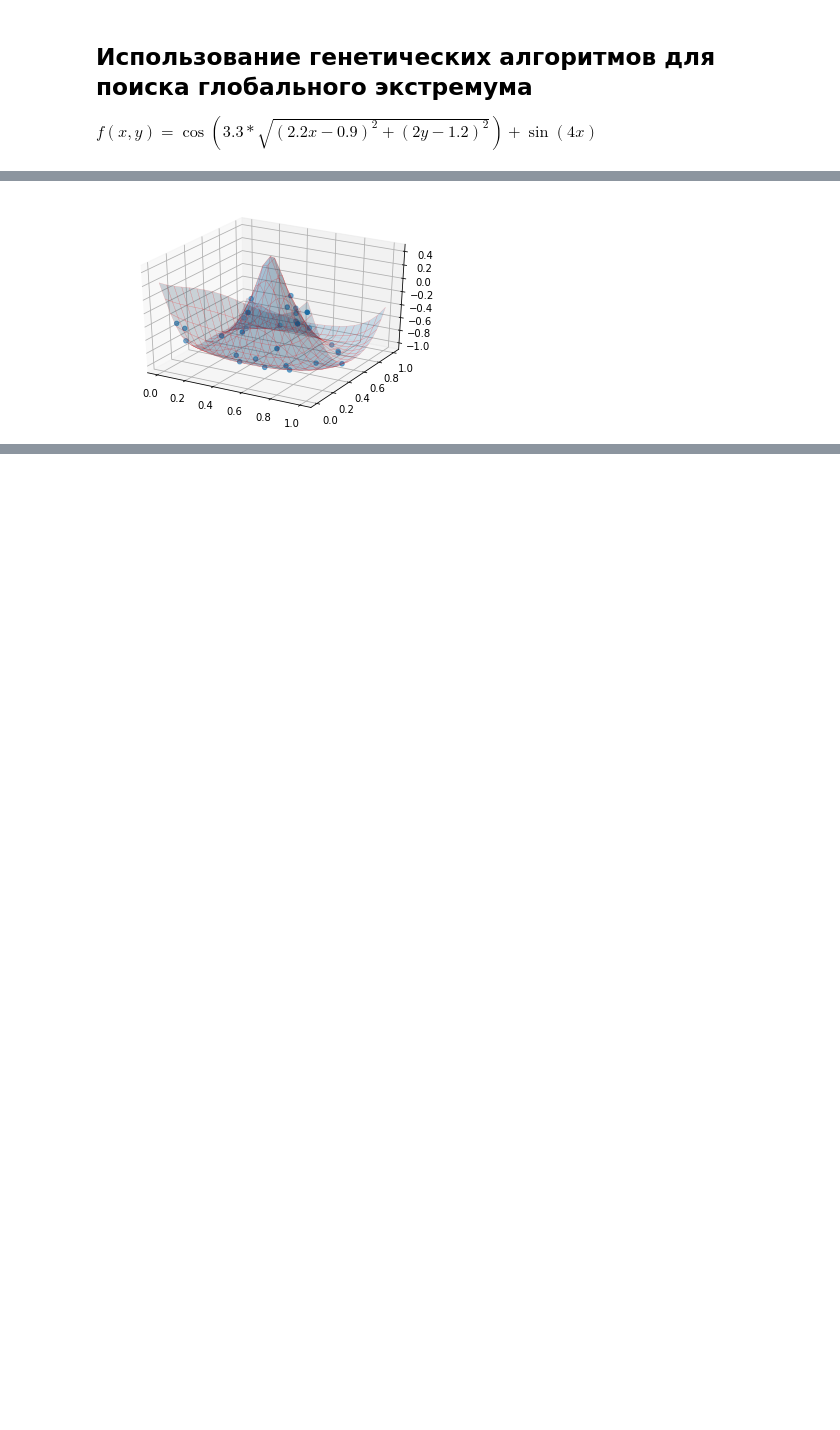
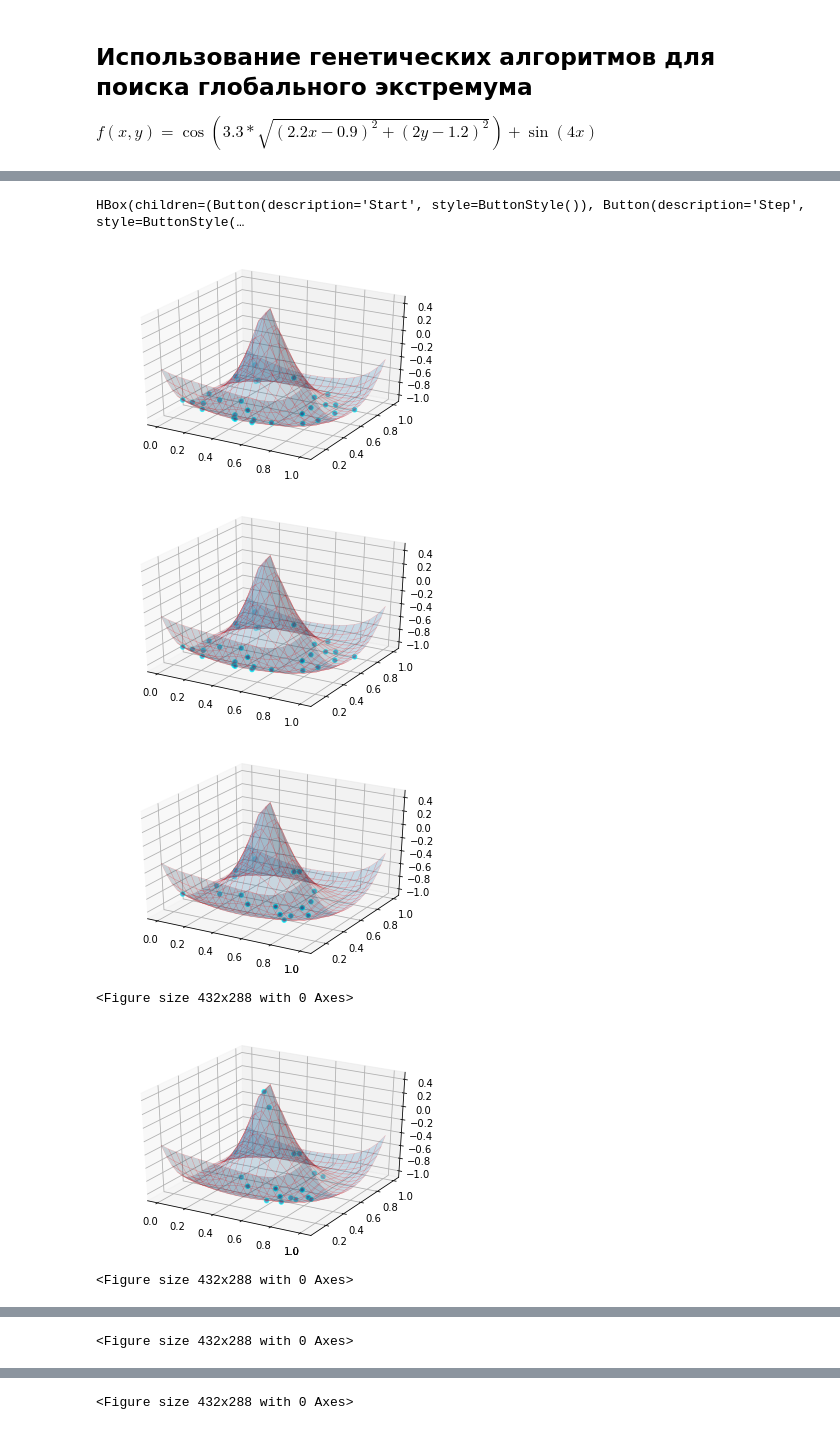
Before and after one commit to feycheg/ga, a Jupyter notebook: ga.ipynb, the cells around one changed output, grey strips where cells are left out. Saved outputs shown, nothing was run; the diff lists cells and outputs as text; code cells hidden in the pictures; blank space fills up the shorter version.

Commit message:
Отбор, скрещивание, мутации, отображение

```diff
--- a/ga.ipynb
+++ b/ga.ipynb
@@ -18,11 +19,14 @@ def f(x,y): return np.cos( 3.3*np.sqrt((2.2*x-0.9)**2 + (2*y-1.2)**2) + np.sin(4
 # %%
 # Параметры модели
 
-N  = 30  # количество особей в популяции
+N  = 30   # количество особей в популяции
 
-NL = 10  # количество выживающих при отборе
-NC =  8  # количество скрещиваний
-NM =  3  # количество мутаций (из всех скрещиваний)
+NL = 10   # количество выживающих при отборе
+NC =  8   # количество скрещиваний
+NM =  3   # количество мутаций (из всех скрещиваний)
+
+MX = 0.05 # диапазон отклонения мутации по оси OX
+MY = 0.05 # диапазон отклонения мутации по оси OY
 
 assert N  >= NL, "Количество выживающих ограничено размером популяции"
 assert NM <= NC, "Количество мутаций ограничено количеством скрещиваний"
@@ -46,13 +49,0 @@ plt.show()
-# %%
-# создание популяции
-x = pd.Series(np.random.default_rng().uniform(XMIN, XMAX, N))
-y = pd.Series(np.random.default_rng().uniform(YMIN, YMAX, N))
-z = pd.Series(f(x,y))
-p = pd.DataFrame({'x': x, 'y': y, 'z': z})
-ax = plt.figure().add_subplot(projection='3d')
-ax.plot_surface(X,Y,Z, lw=0.4, alpha=0.2, edgecolor='red')
-ax.scatter(p.x,p.y,p.z)
-#ax.stem(x, y, z)
-plt.show()
-# %% [output]
-[figure, removed]
@@ -58,0 +104,49 @@ plt.show()
+# %%
+import ipywidgets as widgets
+
+global P, AX, FIG
+#P = create()
+
+FIG = plt.figure()
+AX = None
+#ax = plt.figure().add_subplot(projection='3d')
+#ax.plot_surface(X,Y,Z, lw=0.4, alpha=0.2, edgecolor='red')
+#AX.scatter(P.x,P.y,P.z)
+
+def draw(p):
+    global AX, FIG
+    #if AX: AX.remove()
+    plt.clf()
+    AX = FIG.add_subplot(projection='3d')
+    AX.plot_surface(X,Y,Z, lw=0.4, alpha=0.2, edgecolor='red')
+    AX.scatter(p.x,p.y,p.z, edgecolor='cyan')
+    #ax.stem(x, y, z)
+    #plt.show()
+    plt.draw()
+    display(FIG)
+    #return ax
+
+bstart = widgets.Button(description='Start')
+def onStart(b):
+    global P
+    P = create()
+    draw(P)
+bstart.on_click(onStart)
+
+bstep = widgets.Button(description='Step')
+def onStep(b):
+    global P
+    P = step(P)
+    draw(P)
+bstep.on_click(onStep)
+
+display(widgets.HBox([bstart, bstep]))
+onStart(None)
+# %% [output]
+HBox(children=(Button(description='Start', style=ButtonStyle()), Button(description='Step', style=ButtonStyle(…
+[figure, added]
+[figure, added]
+[figure, added]
+<Figure size 432x288 with 0 Axes>
+[figure, added]
+<Figure size 432x288 with 0 Axes>
@@ -58,0 +154 @@ plt.show()
+<Figure size 432x288 with 0 Axes>
@@ -58,0 +156 @@ plt.show()
+<Figure size 432x288 with 0 Axes>
```
Also changed, not shown: parts of 5 cells of this notebook.
